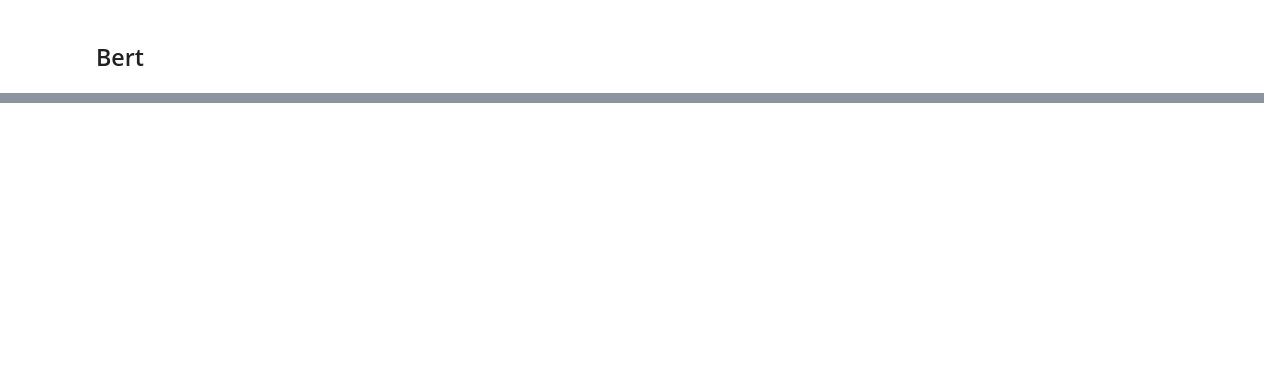
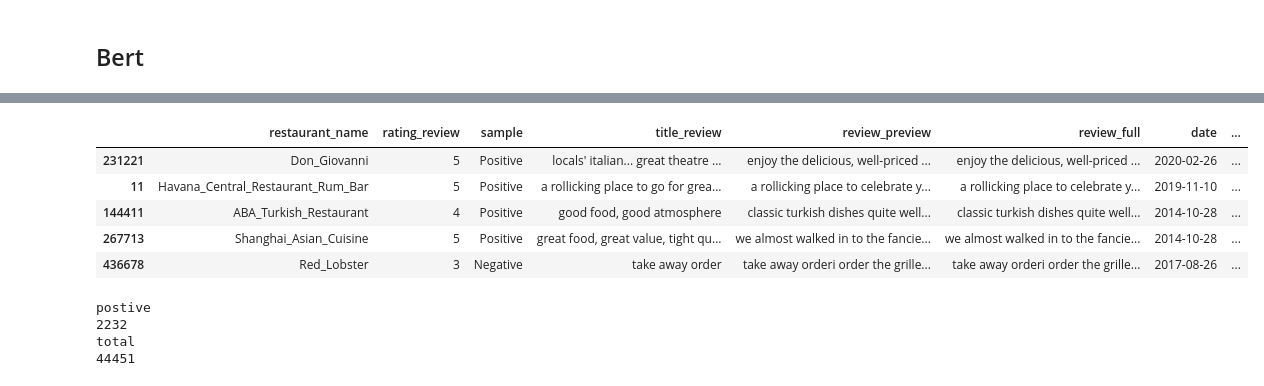
Before and after one commit to OxanaDrotieva/TripAdvisor_NLP, a Jupyter notebook: Text_Recommendation_System.ipynb, the cells around one changed output, grey strips where cells are left out. Saved outputs shown, nothing was run; the diff lists cells and outputs as text; code cells hidden in the pictures; blank space fills up the shorter version.

```diff
--- a/Text_Recommendation_System.ipynb
+++ b/Text_Recommendation_System.ipynb
@@ -15,4 +32,24 @@ NY_reviews.head()
 | 3 | Lido | 1 | Negative | disappointing | food was mediocre at best. the la... | food was mediocre at best. the la... | 2020-02-17 | ... |
 | 4 | Lido | 5 | Positive | what a find in harlem | my co-workers were volunteering a... | my co-workers were volunteering a... | 2019-11-25 | ... |
 | 5 | Lido | 5 | Positive | lunch | lido is an intimate boutique styl... | lido is an intimate boutique styl... | 2019-11-23 | ... |
+# %%
+k = 2
+# number of latest reviews / user in Test
+### Train / Test split:
+## Train: part 1 - users with less than k+1 reviews
+train_1 = NY_reviews.groupby("author_id").filter(lambda x: len(x) <= k)
+
+## Train: part 2 - users with at least k reviews: all reviews except the latest k reviews
+users_with_more_than_k_reviews = NY_reviews.groupby("author_id").filter(lambda x: len(x) > k)
+# Sort the DataFrame by 'author_id' and 'date' in descending order
+users_with_more_than_k_reviews_sorted = users_with_more_than_k_reviews.sort_values(by=['author_id', 'date'], ascending=[True, False])
+# Get indexes of latest k reviews
+def get_latest_k_reviews(group):
+    return group.index[:k]
+latest_reviews_indexes = users_with_more_than_k_reviews_sorted.groupby('author_id', group_keys=False).apply(get_latest_k_reviews).values
+latest_reviews_indexes_list = [item for sublist in latest_reviews_indexes for item in sublist]
+
+train_2 = users_with_more_than_k_reviews_sorted[~users_with_more_than_k_reviews_sorted.index.isin(latest_reviews_indexes_list)]
+train = pd.concat([train_1, train_2])
+test = users_with_more_than_k_reviews_sorted.loc[latest_reviews_indexes_list]
 # %%
@@ -199,0 +115,33 @@ torch.Size([249901, 1805])
+# %%
+test.head()
+# %% [output]
+|  | restaurant_name | rating_review | sample | title_review | review_preview | review_full | date | ... |
+| 231221 | Don_Giovanni | 5 | Positive | locals' italian... great theatre ... | enjoy the delicious, well-priced ... | enjoy the delicious, well-priced ... | 2020-02-26 | ... |
+| 11 | Havana_Central_Restaurant_Rum_Bar | 5 | Positive | a rollicking place to go for grea... | a rollicking place to celebrate y... | a rollicking place to celebrate y... | 2019-11-10 | ... |
+| 144411 | ABA_Turkish_Restaurant | 4 | Positive | good food, good atmosphere | classic turkish dishes quite well... | classic turkish dishes quite well... | 2014-10-28 | ... |
+| 267713 | Shanghai_Asian_Cuisine | 5 | Positive | great food, great value, tight qu... | we almost walked in to the fancie... | we almost walked in to the fancie... | 2014-10-28 | ... |
+| 436678 | Red_Lobster | 3 | Negative | take away order | take away orderi order the grille... | take away orderi order the grille... | 2017-08-26 | ... |
+# %%
+### Check hit rate
+positive_count = 0
+total_count = 0
+for i in range(int(test.shape[0]/2)):
+  user = test.iloc[i*2].author_id
+  top6 = (cosine_similarity_matrix.iloc[user_index,:].sort_values(ascending = False))[:30]
+  top6_rest = grouped.iloc[top6.index].restaurant_name.tolist()
+  rest_1 = test.iloc[i*2].restaurant_name
+  rest_2 = test.iloc[i*2+1].restaurant_name
+  total_count += 2
+  if rest_1 in top6_rest:
+    positive_count += 1
+  if rest_2 in top6_rest:
+    positive_count += 1
+print('postive')
+print(positive_count)
+print('total')
+print(total_count)
+# %% [output]
+postive
+2232
+total
+44451
```
Also changed, not shown: parts of 25 cells of this notebook.
